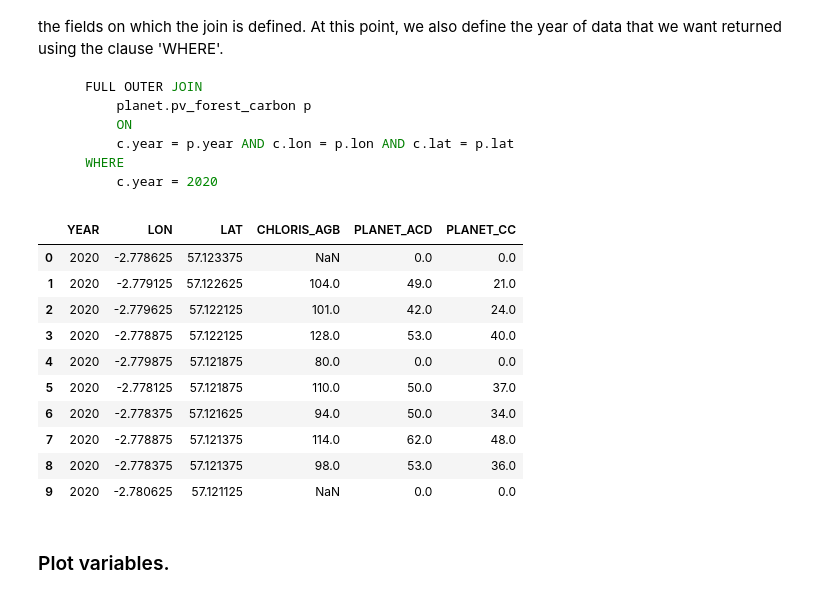
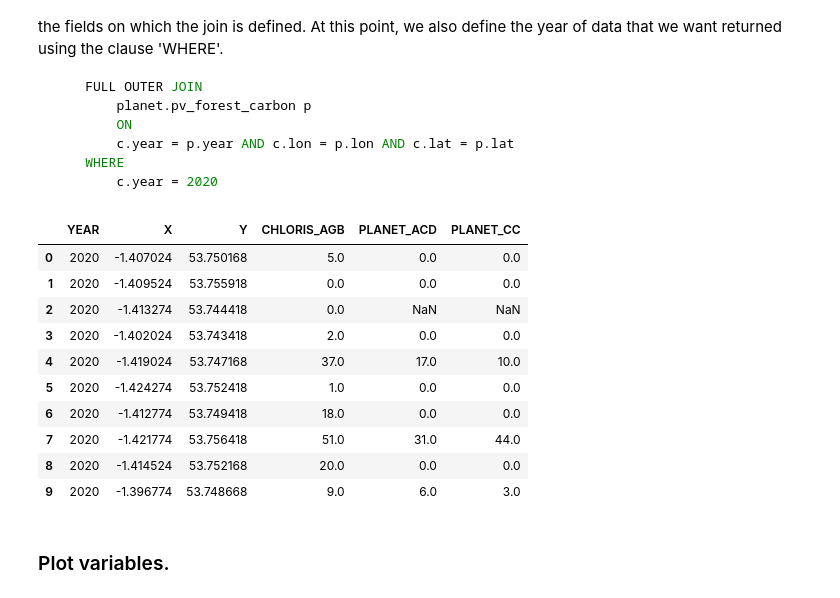
Before and after one commit to sabinenix/cecil-code-examples, a Jupyter notebook: join-datasets/join-datasets.ipynb, the cells around one changed output. Drawn from its saved outputs; the diff is of its cells as text; code cells hidden in the pictures.

```diff
--- a/join-datasets/join-datasets.ipynb
+++ b/join-datasets/join-datasets.ipynb
@@ -50,48 +50,48 @@ Finally, we perform an outer join with the Planet dataset (and define the datase
 # %%
 # Define the SQL query to get data from Chloris and Planet data for 2020.
 sql_query = """
     SELECT
         c.year,
-        c.lon,
-        c.lat,
-        c.stock AS chloris_agb,
-        p.aboveground_carbon_density AS planet_acd,
+        c.x,
+        c.y,
+        c.aboveground_biomass_stock AS chloris_agb,
+        p.aboveground_live_carbon_density AS planet_acd,
         p.canopy_cover AS planet_cc
     FROM
-        chloris.forest_cover c
+        chloris.reprojected_aboveground_biomass_stock_and_change_30_m c
     FULL OUTER JOIN
-        planet.pv_forest_carbon p
+        planet.reprojected_forest_carbon_diligence_30_m p
         ON
-        c.year = p.year AND c.lon = p.lon AND c.lat = p.lat
+        c.year = p.year AND c.x = p.x AND c.y = p.y
     WHERE
         c.year = 2020
     """
 
 # Connect to database using information stored in config file and execute query.
 with snowflake.connector.connect(
         account = os.getenv('DB_ACCOUNT'),
         warehouse = os.getenv('DB_WAREHOUSE'),
         database = os.getenv('DB_DATABASE'),
         user = os.getenv('DB_USERNAME'),
         password = os.getenv('DB_PASSWORD')
 ) as conn:
     cur = conn.cursor().execute(sql_query)
     df = cur.fetch_pandas_all()
 
 # Examine dataframe.
 df.head(10)
 # %% [output]
-|  | YEAR | LON | LAT | CHLORIS_AGB | PLANET_ACD | PLANET_CC |
-| 0 | 2020 | -2.778625 | 57.123375 | NaN | 0.0 | 0.0 |
-| 1 | 2020 | -2.779125 | 57.122625 | 104.0 | 49.0 | 21.0 |
-| 2 | 2020 | -2.779625 | 57.122125 | 101.0 | 42.0 | 24.0 |
-| 3 | 2020 | -2.778875 | 57.122125 | 128.0 | 53.0 | 40.0 |
-| 4 | 2020 | -2.779875 | 57.121875 | 80.0 | 0.0 | 0.0 |
-| 5 | 2020 | -2.778125 | 57.121875 | 110.0 | 50.0 | 37.0 |
-| 6 | 2020 | -2.778375 | 57.121625 | 94.0 | 50.0 | 34.0 |
-| 7 | 2020 | -2.778875 | 57.121375 | 114.0 | 62.0 | 48.0 |
-| 8 | 2020 | -2.778375 | 57.121375 | 98.0 | 53.0 | 36.0 |
-| 9 | 2020 | -2.780625 | 57.121125 | NaN | 0.0 | 0.0 |
+|  | YEAR | X | Y | CHLORIS_AGB | PLANET_ACD | PLANET_CC |
+| 0 | 2020 | -1.407024 | 53.750168 | 5.0 | 0.0 | 0.0 |
+| 1 | 2020 | -1.409524 | 53.755918 | 0.0 | 0.0 | 0.0 |
+| 2 | 2020 | -1.413274 | 53.744418 | 0.0 | NaN | NaN |
+| 3 | 2020 | -1.402024 | 53.743418 | 2.0 | 0.0 | 0.0 |
+| 4 | 2020 | -1.419024 | 53.747168 | 37.0 | 17.0 | 10.0 |
+| 5 | 2020 | -1.424274 | 53.752418 | 1.0 | 0.0 | 0.0 |
+| 6 | 2020 | -1.412774 | 53.749418 | 18.0 | 0.0 | 0.0 |
+| 7 | 2020 | -1.421774 | 53.756418 | 51.0 | 31.0 | 44.0 |
+| 8 | 2020 | -1.414524 | 53.752168 | 20.0 | 0.0 | 0.0 |
+| 9 | 2020 | -1.396774 | 53.748668 | 9.0 | 6.0 | 3.0 |
 # %% [markdown]
 ### Plot variables.
 # %%
```
Also changed, not shown: parts of 1 cell of this notebook, 3 other files.
